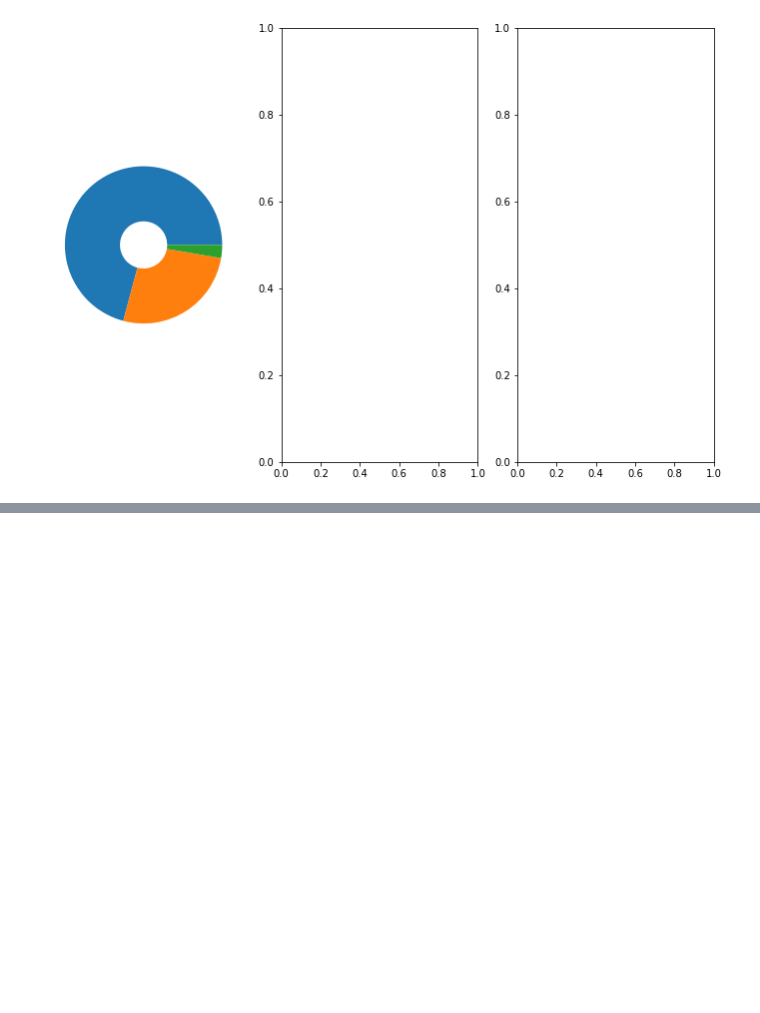
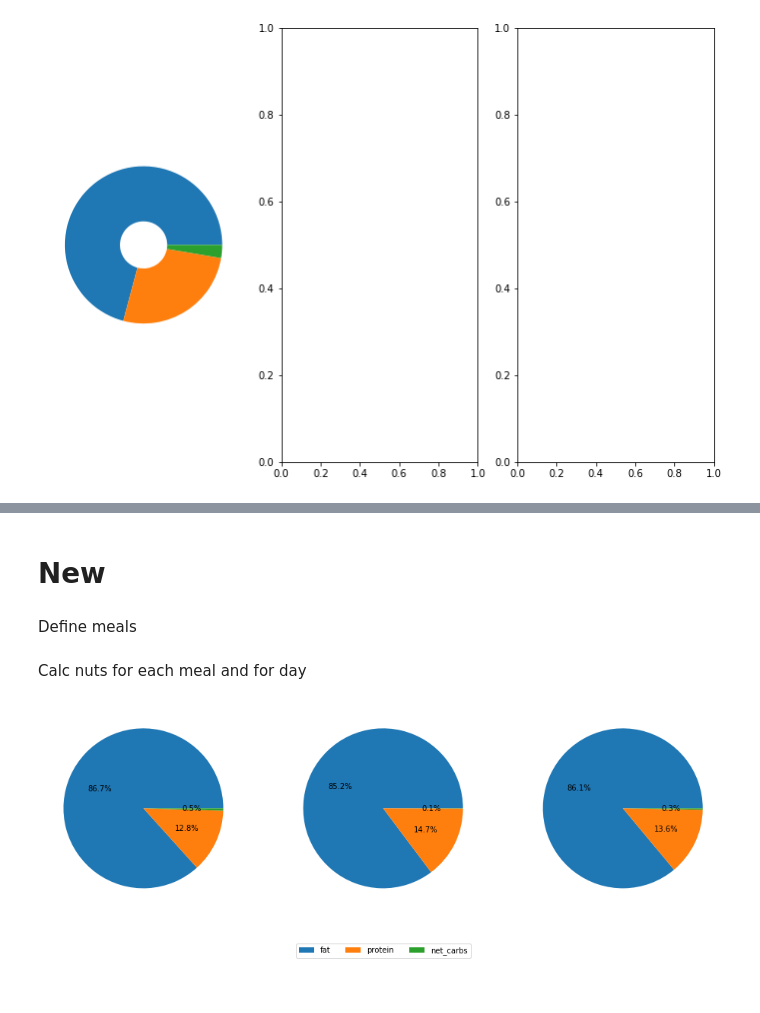
Before and after one commit to fabiangunzinger/learning, a Jupyter notebook: food-data/foods.ipynb, the cells around one changed output, grey strips where cells are left out. Drawn from its saved outputs; the diff is of its cells as text; code cells hidden in the pictures; blank space fills up the shorter version.

Commit message:
Correct nuts calcs and basic chart

```diff
--- a/food-data/foods.ipynb
+++ b/food-data/foods.ipynb
@@ -207,0 +159,4 @@ calc_nutrients(myfoods, supper)
+# %% [markdown]
+# New
+# %% [markdown]
+Define meals
@@ -207,0 +183,43 @@ calc_nutrients(myfoods, supper)
+# %% [markdown]
+Calc nuts for each meal and for day
+# %%
+def calc_nutrients(data, meal):
+
+    nutrients = ['calories', 'fat', 'protein', 'net_carbs']
+
+    data = data.loc[data.name.isin(meal), nutrients].sum()
+
+    grams = data[1:].copy()
+    grams['total'] = grams.sum()
+
+    cals = data[1:].copy()
+    cals['fat'] = grams.fat * 9
+    cals['protein'] = grams.protein * 4
+    cals['net_carbs'] = grams.net_carbs * 4
+    cals['total'] = data['calories']
+
+    nuts = pd.concat([grams, cals], axis=1)
+    nuts = nuts.reindex(['total', 'fat', 'protein', 'net_carbs'])
+    nuts[nuts < 0] = 0
+    nuts.columns = ['grams', 'cals']
+
+    return nuts
+
+
+meal_nuts = [calc_nutrients(myfoods, meal) for meal in meals]
+meal_nuts.append(sum(meal_nuts))
+# %%
+def make_doughnut(data, axis):
+    nuts = data[1:]
+    ax[axis].pie(nuts.cals, autopct='%2.1f%%')
+
+
+fig, ax = plt.subplots(1, 3, figsize=(16, 8))
+
+make_doughnut(meal_nuts[0], 0)
+make_doughnut(meal_nuts[1], 1)
+make_doughnut(meal_nuts[2], 2)
+
+fig.legend(meal_nuts[0].index[1:], loc='lower center', borderaxespad=5, ncol=3);
+# %% [output]
+[figure, added]
```
Also changed, not shown: parts of 4 cells of this notebook.
